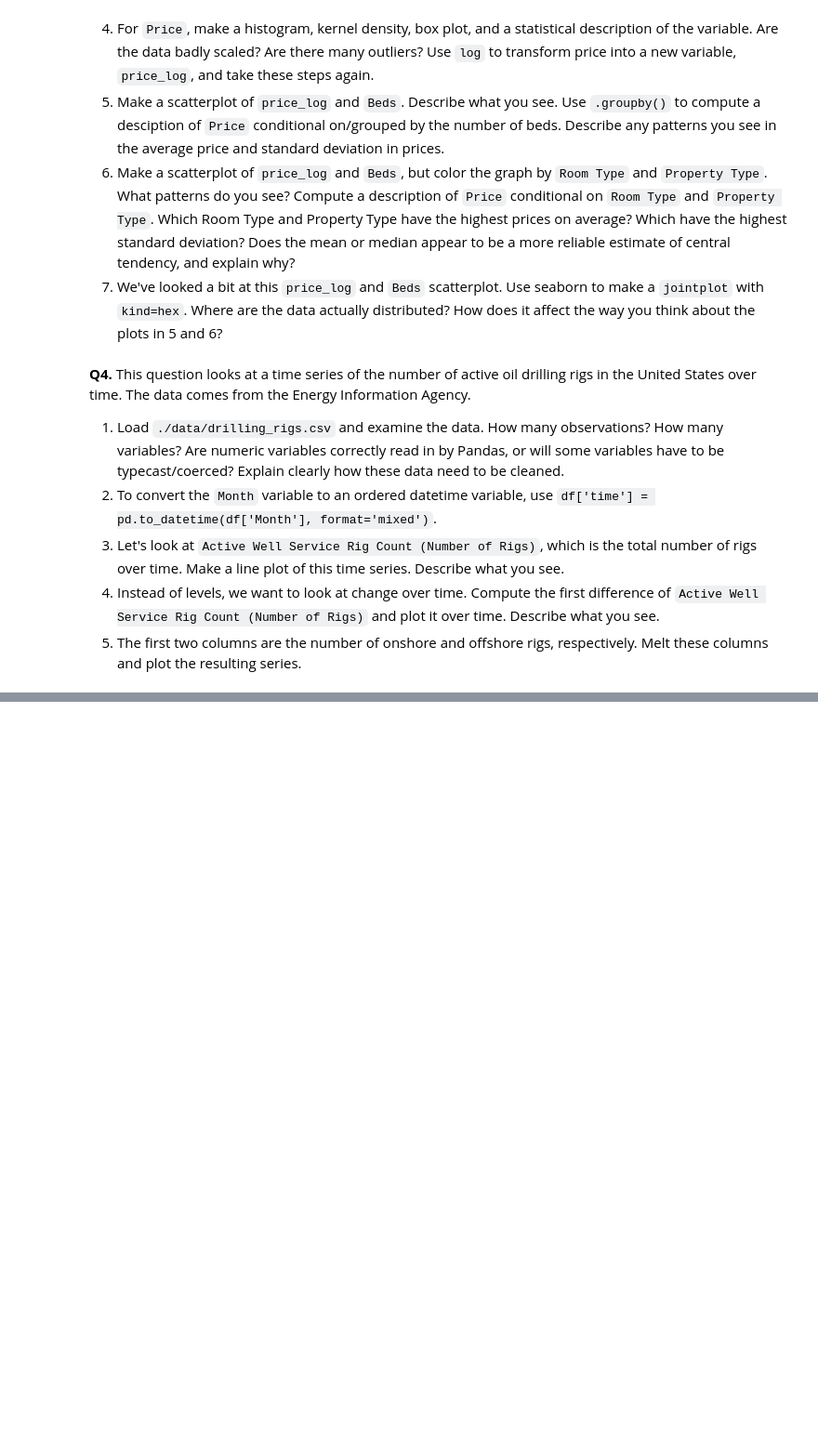
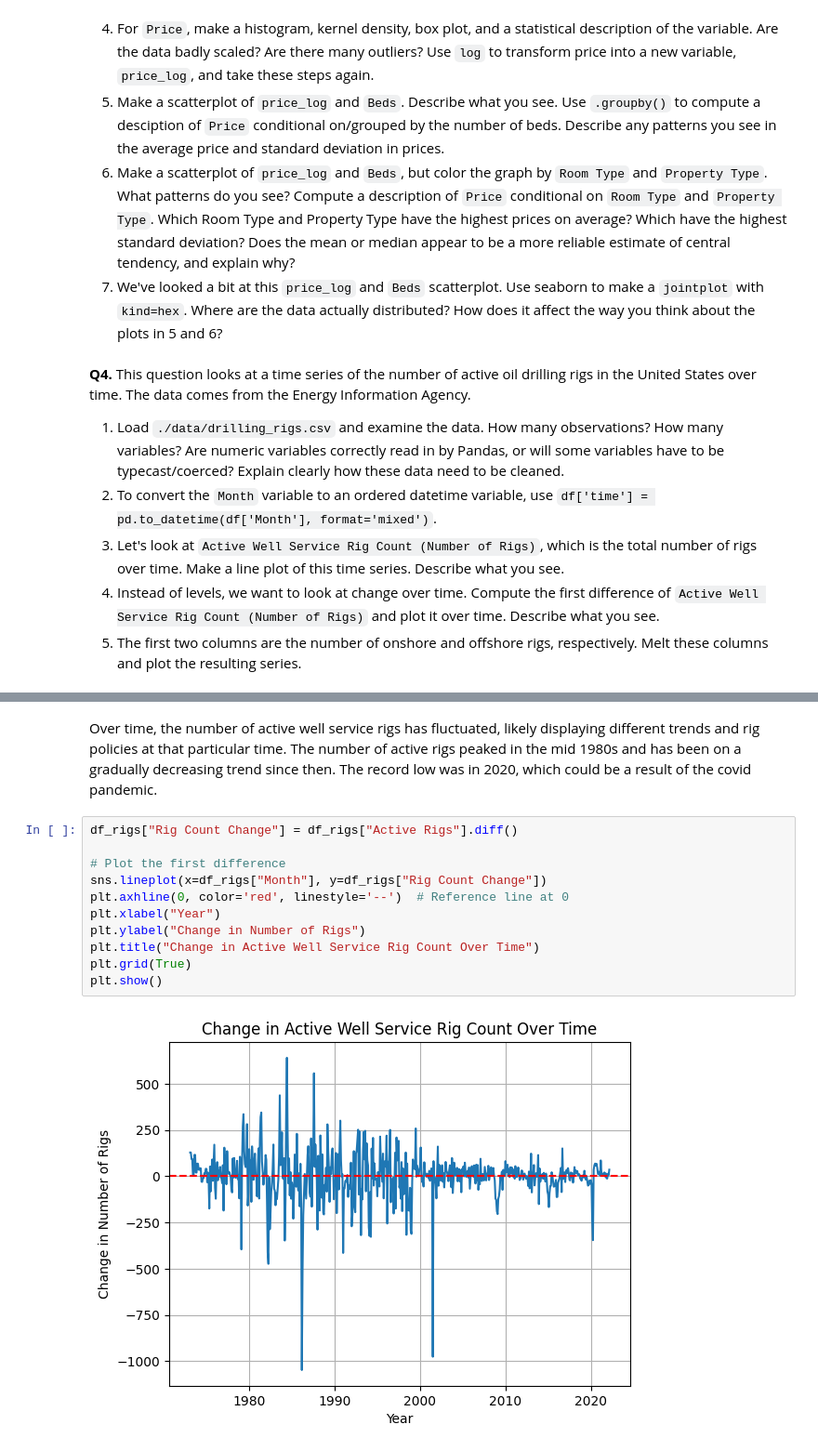
Before and after one commit to quentinshin34/EDA, a Jupyter notebook: assignment/assignment.ipynb, the cells around one changed output, grey strips where cells are left out. Shown at 93% size. Drawn from its saved outputs; the diff is of its cells as text; blank space fills up the shorter version.

```diff
--- a/assignment/assignment.ipynb
+++ b/assignment/assignment.ipynb
@@ -248,0 +292,15 @@ Name: Foreign Gift Amount, dtype: int64
+# %% [markdown]
+Over time, the number of active well service rigs has fluctuated, likely displaying different trends and rig policies at that particular time. The number of active rigs peaked in the mid 1980s and has been on a gradually decreasing trend since then. The record low was in 2020, which could be a result of the covid pandemic.
+# %%
+df_rigs["Rig Count Change"] = df_rigs["Active Rigs"].diff()
+
+# Plot the first difference
+sns.lineplot(x=df_rigs["Month"], y=df_rigs["Rig Count Change"])
+plt.axhline(0, color='red', linestyle='--')  # Reference line at 0
+plt.xlabel("Year")
+plt.ylabel("Change in Number of Rigs")
+plt.title("Change in Active Well Service Rig Count Over Time")
+plt.grid(True)
+plt.show()
+# %% [output]
+[figure, added]
```
Also changed, not shown: parts of 7 cells of this notebook.
